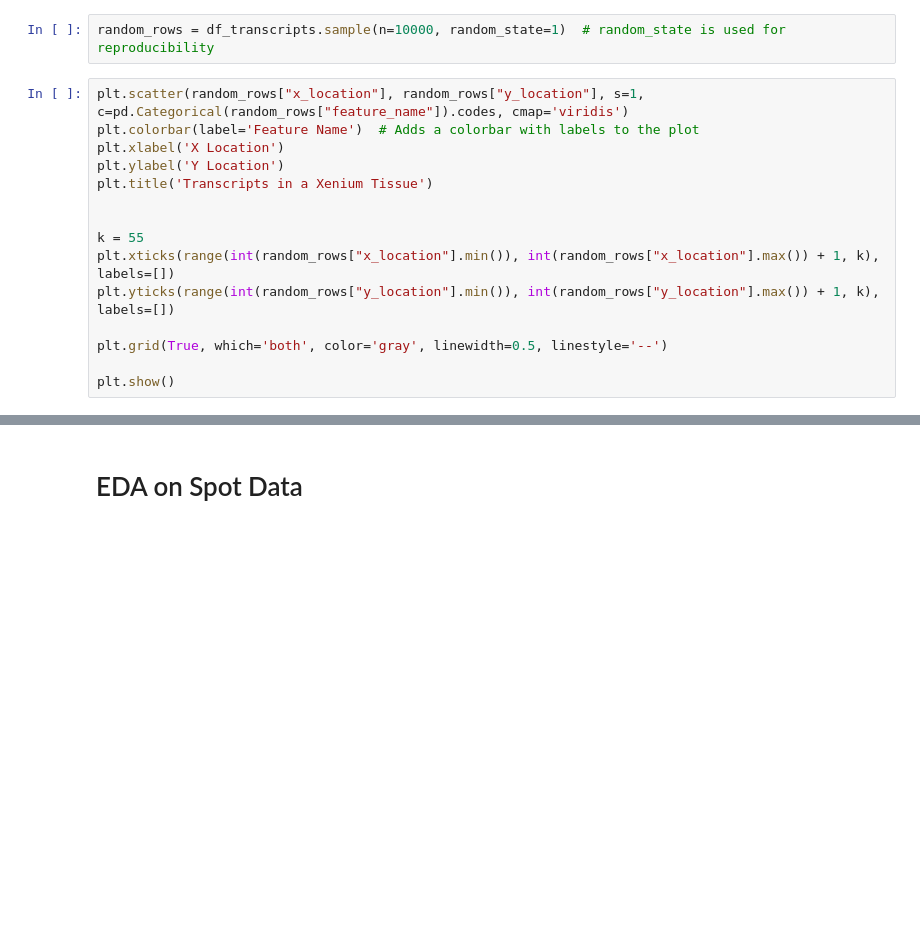
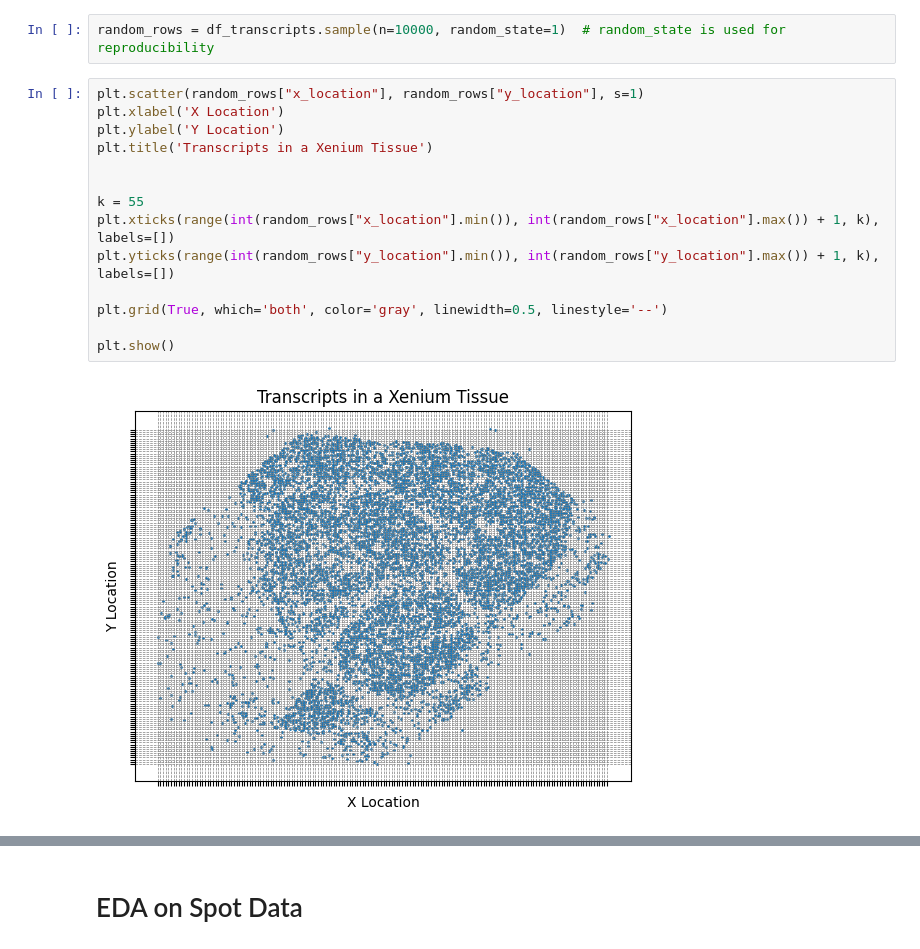
Before and after one commit to prob-ml/XeniumCluster, a Jupyter notebook: EDA.ipynb, the cells around one changed output, grey strips where cells are left out. Saved outputs shown, nothing was run; the diff lists cells and outputs as text; blank space fills up the shorter version.

```diff
--- a/EDA.ipynb
+++ b/EDA.ipynb
@@ -39,20 +50,21 @@ df_transcripts = df_transcripts[~df_transcripts["feature_name"].str.startswith('
 # %%
 random_rows = df_transcripts.sample(n=10000, random_state=1)  # random_state is used for reproducibility
 # %%
-plt.scatter(random_rows["x_location"], random_rows["y_location"], s=1, c=pd.Categorical(random_rows["feature_name"]).codes, cmap='viridis')
-plt.colorbar(label='Feature Name')  # Adds a colorbar with labels to the plot
+plt.scatter(random_rows["x_location"], random_rows["y_location"], s=1)
 plt.xlabel('X Location')
 plt.ylabel('Y Location')
 plt.title('Transcripts in a Xenium Tissue')
 
 
 k = 55
 plt.xticks(range(int(random_rows["x_location"].min()), int(random_rows["x_location"].max()) + 1, k), labels=[])
 plt.yticks(range(int(random_rows["y_location"].min()), int(random_rows["y_location"].max()) + 1, k), labels=[])
 
 plt.grid(True, which='both', color='gray', linewidth=0.5, linestyle='--')
 
 plt.show()
+# %% [output]
+[figure, added]
 # %%
 plt.scatter(random_rows["x_location"], random_rows["y_location"], s=1, c=random_rows["overlaps_nucleus"], cmap='viridis')
 plt.colorbar(label='Feature Name')  # Adds a colorbar with labels to the plot
```
Also changed, not shown: parts of 33 cells of this notebook, 12 other files.
